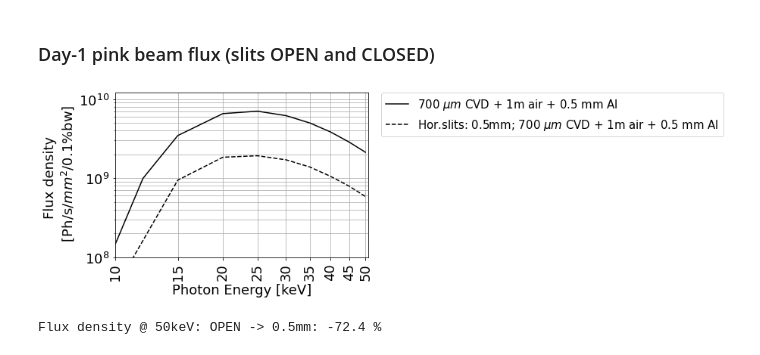
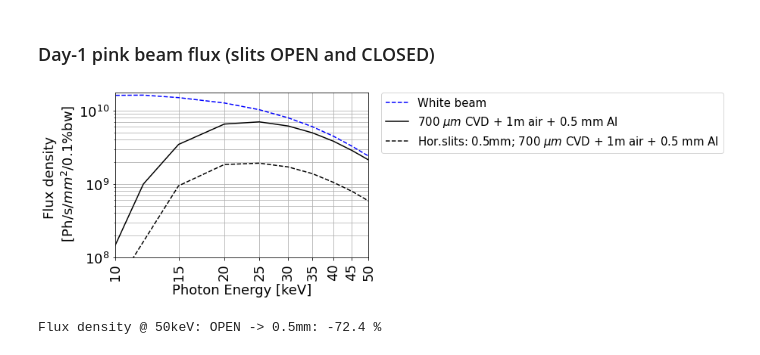
Before and after one commit to gianthk/BEATS_raytracing, a Jupyter notebook: BEATS_TDR-Chapter_07f_Optics_Raytracing-Flux_density.ipynb, the cells around one changed output. Saved outputs shown, nothing was run; the diff lists cells and outputs as text; code cells hidden in the pictures.

```diff
--- a/BEATS_TDR-Chapter_07f_Optics_Raytracing-Flux_density.ipynb
+++ b/BEATS_TDR-Chapter_07f_Optics_Raytracing-Flux_density.ipynb
@@ -262,30 +262,30 @@ f.savefig("BEATS_PinkBeam_flux_density_C-air-filter.png", bbox_inches='tight', d
 # %%
 # Al FILTERS (again)
 # same but larger
 import matplotlib
 font = {'weight' : 'normal',
         'size'   : 18}
 matplotlib.rc('font', **font)
 
 f, ax = plt.subplots()
-# plt.plot(1e-3*T_data[:,0], Flux_d_1mrad, 'b')
+plt.plot(1e-3*T_data[:,0], Flux_d_1mrad, '--b')
 # plt.plot(1e-3*T_data[:,0], Flux_d_1mrad*T_CVD*T_data[:,14], 'C1')
 plt.plot(1e-3*T_data[:,0], Flux_d_1mrad*T_CVD*T_data[:,14]*T_data[:,3], 'k')
 plt.plot(1e-3*T_data2[:,0], Flux_d_05mm*T_data2[:,13]*T_data2[:,14]*T_data2[:,3], '--k')
 ax.set_xscale('log')
 ax.set_yscale('log')
-ax.set(xlim=(10, 51), ylim=(1e8, 1.2e10))
+ax.set(xlim=(10, 50), ylim=(1e8, 1.75e10))
 plt.xticks(np.arange(10, 55, 5))
 plt.xticks(rotation=90)
 ax.xaxis.set_major_formatter(ScalarFormatter())
 plt.xlabel('Photon Energy [keV]')
 plt.ylabel('Flux density \n [Ph/s/$mm^2$/0.1%bw]')
 plt.grid(True, which="both")
-plt.legend(['700 $\mu m$ CVD + 1m air + 0.5 mm Al', 'Hor.slits: 0.5mm; 700 $\mu m$ CVD + 1m air + 0.5 mm Al'], bbox_to_anchor=(1.05, 1), borderaxespad=0., loc='upper left', fontsize="small")
+plt.legend(['White beam', '700 $\mu m$ CVD + 1m air + 0.5 mm Al', 'Hor.slits: 0.5mm; 700 $\mu m$ CVD + 1m air + 0.5 mm Al'], bbox_to_anchor=(1.05, 1), borderaxespad=0., loc='upper left', fontsize="small")
 # plt.legend(['White beam', '700 $\mu m$ CVD', '700 $\mu m$ CVD + 100 $\mu m$ Al', '700 $\mu m$ CVD + 200 $\mu m$ Al', '700 $\mu m$ CVD + 0.5 $mm$ Al', '700 $\mu m$ CVD + 1.0 $mm$ Al'], loc='upper left', fontsize="xx-small")
-f.savefig("BEATS_PinkBeam_flux_density_CVD_1mair_Al_SLITS.png", bbox_inches='tight', dpi=600)
+f.savefig("BEATS_PinkBeam_flux_density_CVD_1mair_Al_SLITS_2.png", bbox_inches='tight', dpi=600)
 # %% [output]
-[figure, old version]
+[figure, new version]
 # %%
 # flux reduction closing slits to 0.5mm @ 50keV (11, 26, 41)
 print(f"Flux density @ 50keV: OPEN -> 0.5mm: {100*(Flux_d_05mm[47]-Flux_d_1mrad[17])/Flux_d_1mrad[17]:0.1f} %")
```
Also changed, not shown: parts of 1 cell of this notebook, 3 other files.
